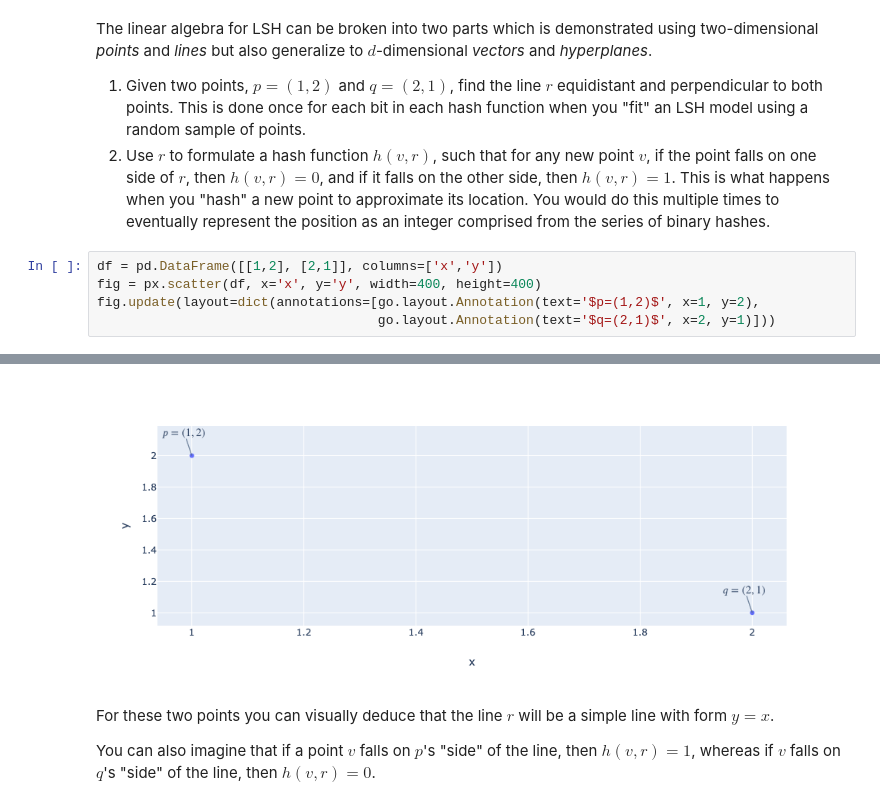
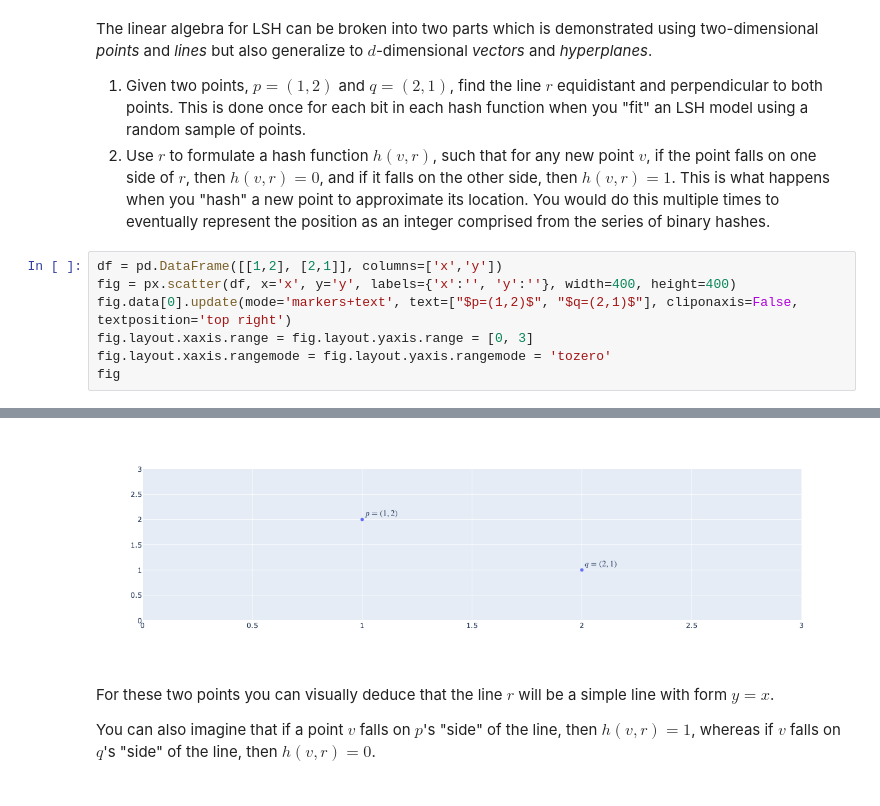
Before and after one commit to rn123/japanese_text_analysis, a Jupyter notebook: notebooks/1.0-RN-LSH-Linear-Algebra-1.ipynb, the cells around one changed output, grey strips where cells are left out. Saved outputs shown, nothing was run; the diff lists cells and outputs as text.

Commit message:
Style plotly diagrams.

```diff
--- a/notebooks/1.0-RN-LSH-Linear-Algebra-1.ipynb
+++ b/notebooks/1.0-RN-LSH-Linear-Algebra-1.ipynb
@@ -14,7 +14,9 @@ The linear algebra for LSH can be broken into two parts which is demonstrated us
 2. Use $r$ to formulate a hash function $h(v, r)$, such that for any new point $v$, if the point falls on one side of $r$, then $h(v, r) = 0$, and if it falls on the other side, then $h(v, r) = 1$. This is what happens when you "hash" a new point to approximate its location. You would do this multiple times to eventually represent the position as an integer comprised from the series of binary hashes.
 # %%
 df = pd.DataFrame([[1,2], [2,1]], columns=['x','y'])
-fig = px.scatter(df, x='x', y='y', width=400, height=400)
-fig.update(layout=dict(annotations=[go.layout.Annotation(text='$p=(1,2)$', x=1, y=2),
-                                    go.layout.Annotation(text='$q=(2,1)$', x=2, y=1)]))
+fig = px.scatter(df, x='x', y='y', labels={'x':'', 'y':''}, width=400, height=400)
+fig.data[0].update(mode='markers+text', text=["$p=(1,2)$", "$q=(2,1)$"], cliponaxis=False, textposition='top right')
+fig.layout.xaxis.range = fig.layout.yaxis.range = [0, 3]
+fig.layout.xaxis.rangemode = fig.layout.yaxis.rangemode = 'tozero'
+fig
 # %% [output]
@@ -21,4 +24,4 @@ fig.update(layout=dict(annotations=[go.layout.Annotation(text='$p=(1,2)$', x=1,
-[figure, old version]
+[figure, new version]
 # %% [markdown]
 For these two points you can visually deduce that the line $r$ will be a simple line with form $y = x$.
 
```
Also changed, not shown: parts of 4 cells of this notebook.
